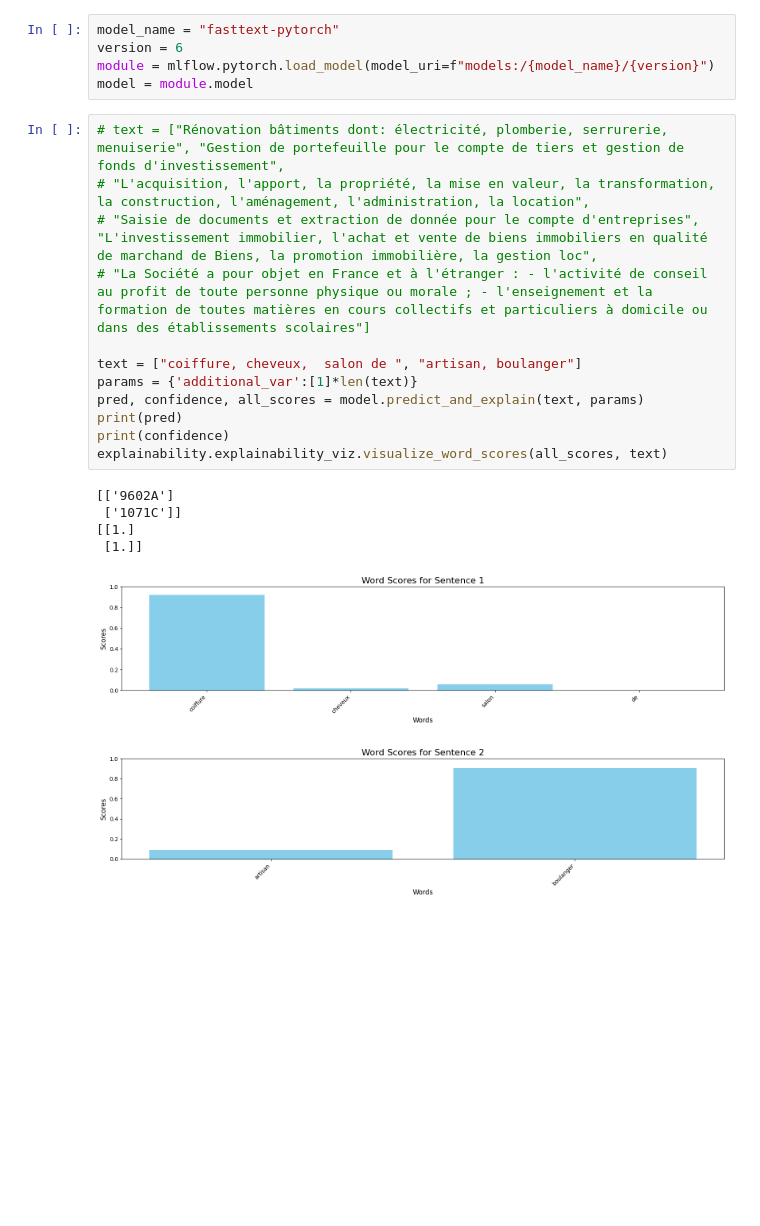
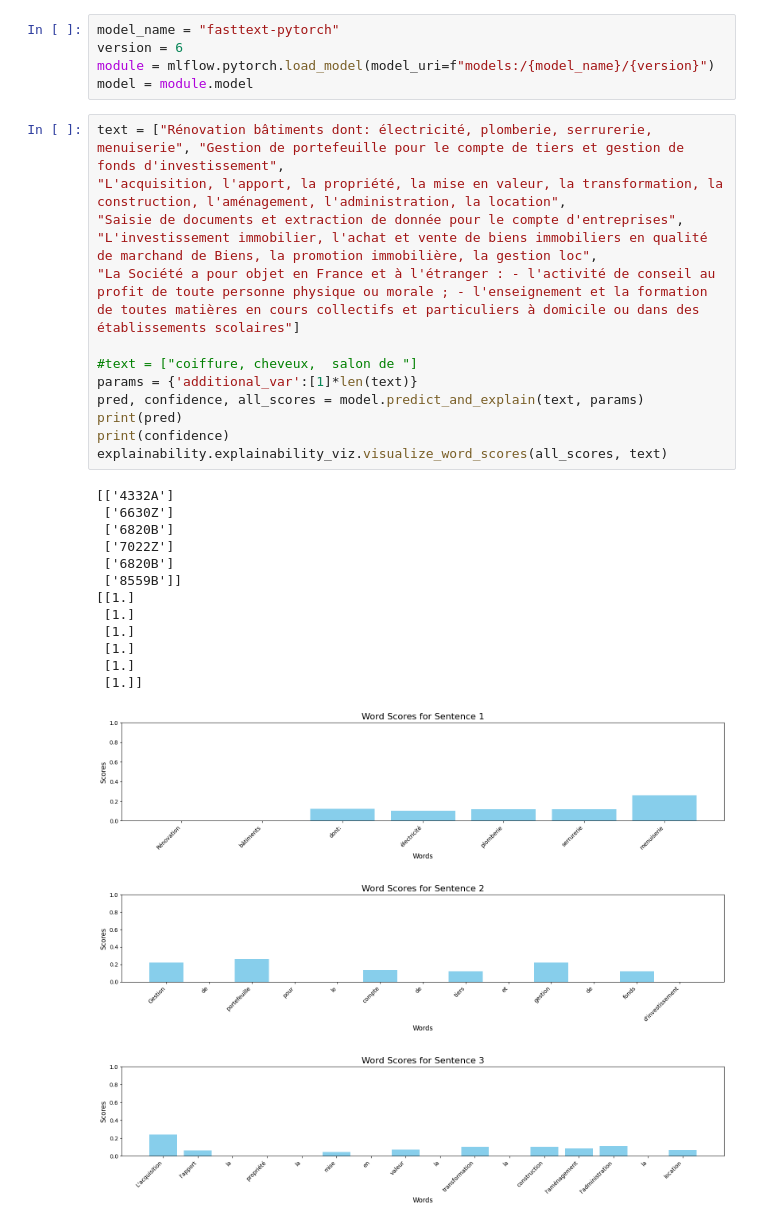
Before and after one commit to InseeFrLab/torch-fastText, a Jupyter notebook: src/experiments.ipynb, the cells around one changed output. Saved outputs shown, nothing was run; the diff lists cells and outputs as text; blank space fills up the shorter version.

```diff
--- a/src/experiments.ipynb
+++ b/src/experiments.ipynb
@@ -45,21 +45,30 @@ version = 6
 module = mlflow.pytorch.load_model(model_uri=f"models:/{model_name}/{version}")
 model = module.model
 # %%
-# text = ["Rénovation bâtiments dont: électricité, plomberie, serrurerie, menuiserie", "Gestion de portefeuille pour le compte de tiers et gestion de fonds d'investissement",
-# "L'acquisition, l'apport, la propriété, la mise en valeur, la transformation, la construction, l'aménagement, l'administration, la location",
-# "Saisie de documents et extraction de donnée pour le compte d'entreprises", "L'investissement immobilier, l'achat et vente de biens immobiliers en qualité de marchand de Biens, la promotion immobilière, la gestion loc",
-# "La Société a pour objet en France et à l'étranger : - l'activité de conseil au profit de toute personne physique ou morale ; - l'enseignement et la formation de toutes matières en cours collectifs et particuliers à domicile ou dans des établissements scolaires"]
+text = ["Rénovation bâtiments dont: électricité, plomberie, serrurerie, menuiserie", "Gestion de portefeuille pour le compte de tiers et gestion de fonds d'investissement",
+"L'acquisition, l'apport, la propriété, la mise en valeur, la transformation, la construction, l'aménagement, l'administration, la location",
+"Saisie de documents et extraction de donnée pour le compte d'entreprises", "L'investissement immobilier, l'achat et vente de biens immobiliers en qualité de marchand de Biens, la promotion immobilière, la gestion loc",
+"La Société a pour objet en France et à l'étranger : - l'activité de conseil au profit de toute personne physique ou morale ; - l'enseignement et la formation de toutes matières en cours collectifs et particuliers à domicile ou dans des établissements scolaires"]
 
-text = ["coiffure, cheveux,  salon de ", "artisan, boulanger"]
+#text = ["coiffure, cheveux,  salon de "]
 params = {'additional_var':[1]*len(text)}
 pred, confidence, all_scores = model.predict_and_explain(text, params)
 print(pred)
 print(confidence)
 explainability.explainability_viz.visualize_word_scores(all_scores, text)
 # %% [output]
-[['9602A']
- ['1071C']]
+[['4332A']
+ ['6630Z']
+ ['6820B']
+ ['7022Z']
+ ['6820B']
+ ['8559B']]
 [[1.]
+ [1.]
+ [1.]
+ [1.]
+ [1.]
  [1.]]
-[figure, old version]
+[figure, new version]
-[figure, old version]
+[figure, new version]
+[figure, added]
```
Also changed, not shown: parts of 2 cells of this notebook, 2 other files.
